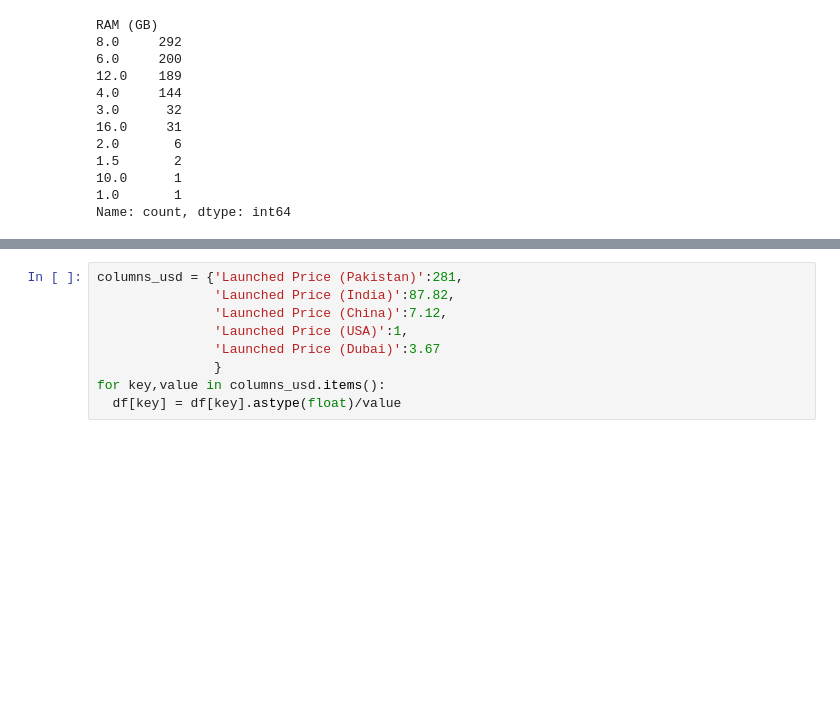
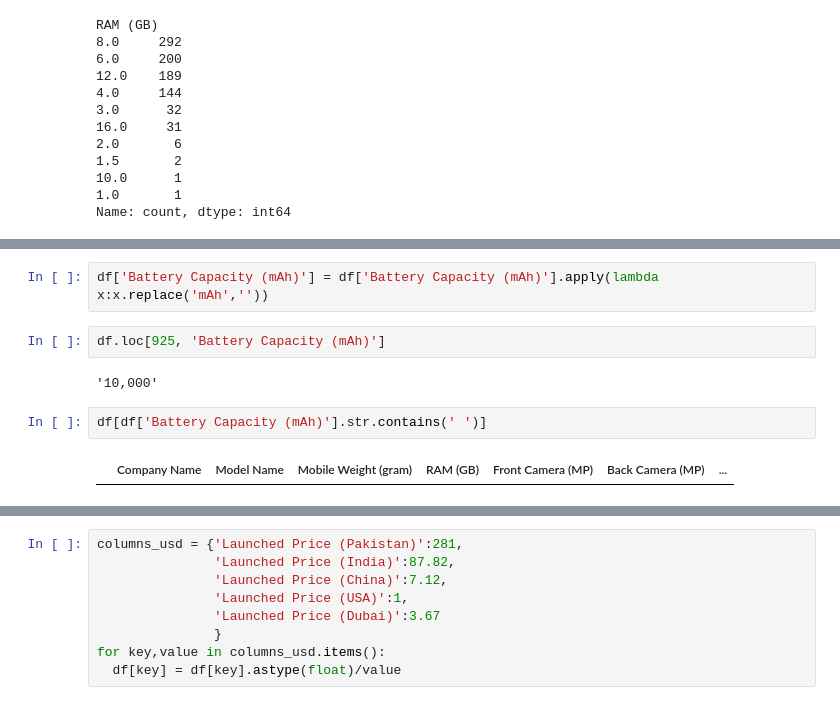
Before and after one commit to BUFONJOKER/mobile_dataset_analysis, a Jupyter notebook: mobiles_dataset_eda.ipynb, the cells around one changed output, grey strips where cells are left out. Cells and saved outputs as stored; diff of their text form; blank space fills up the shorter version.

```diff
--- a/mobiles_dataset_eda.ipynb
+++ b/mobiles_dataset_eda.ipynb
@@ -212,0 +214,10 @@ df[]
+# %%
+df['Battery Capacity (mAh)'] = df['Battery Capacity (mAh)'].apply(lambda x:x.replace('mAh',''))
+# %%
+df.loc[925, 'Battery Capacity (mAh)']
+# %% [output]
+'10,000'
+# %%
+df[df['Battery Capacity (mAh)'].str.contains(' ')]
+# %% [output]
+|  | Company Name | Model Name | Mobile Weight (gram) | RAM (GB) | Front Camera (MP) | Back Camera (MP) | ... |
```
Also changed, not shown: parts of 10 cells of this notebook.
